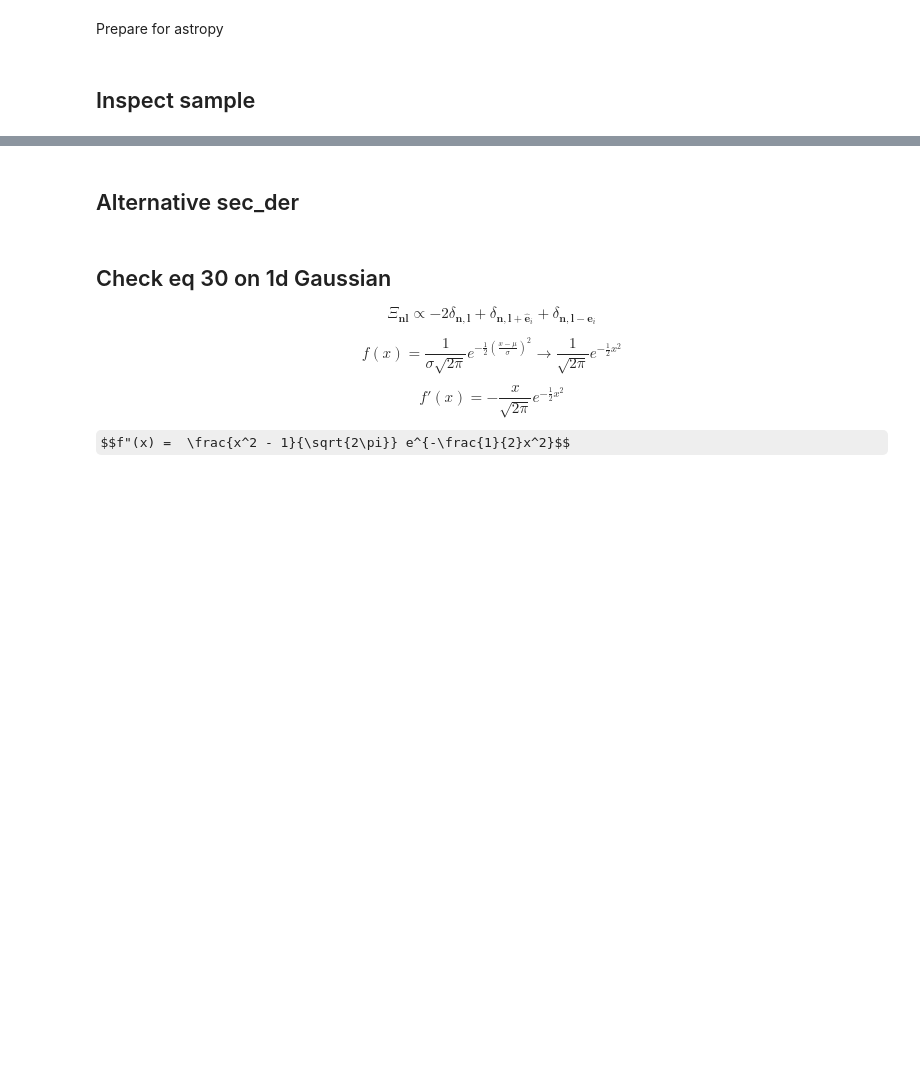
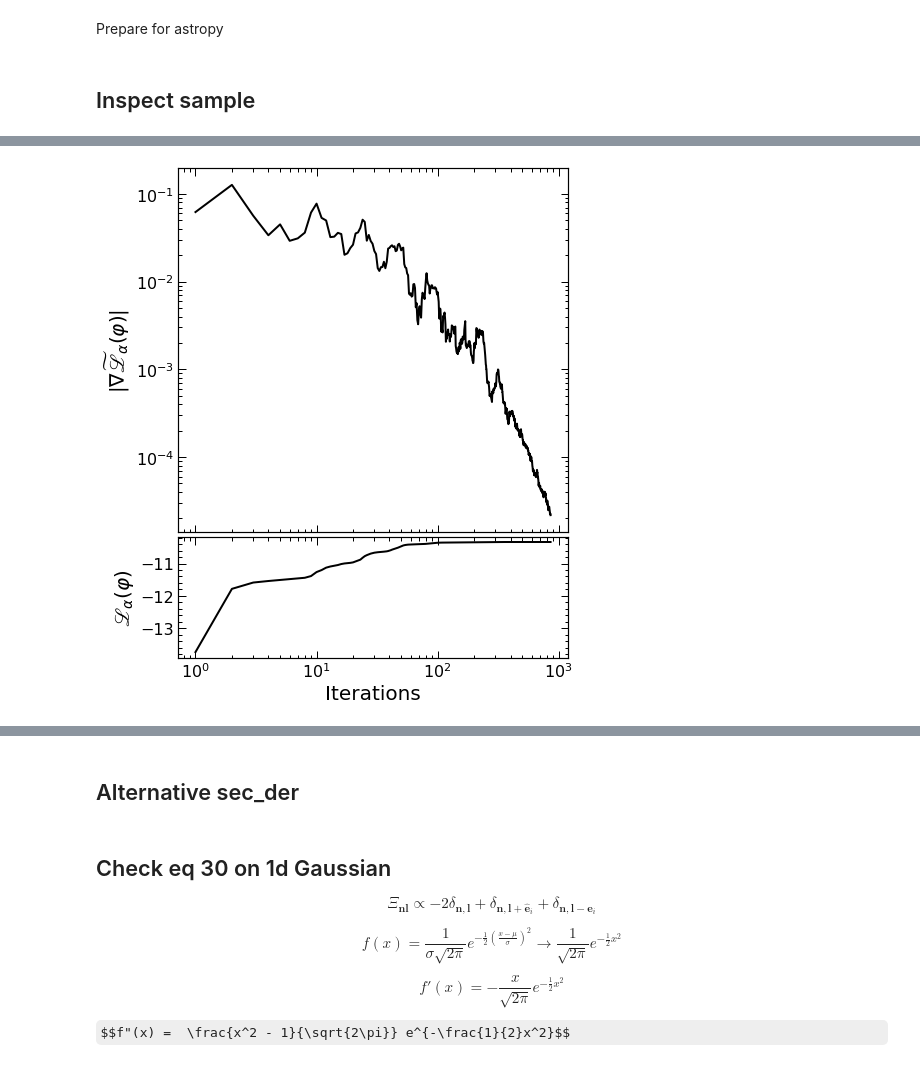
Before and after one commit to PaulMcMillan-Astro/DeprojectionProject, a Jupyter notebook: DanielsTesting.ipynb, the cells around one changed output, grey strips where cells are left out. Saved outputs shown, nothing was run; the diff lists cells and outputs as text; code cells hidden in the pictures; some formulas as TeX source; blank space fills up the shorter version.

Commit message:
Correct gradient implemented. Added function to plot L and dL over all iterations

```diff
--- a/DanielsTesting.ipynb
+++ b/DanielsTesting.ipynb
@@ -202,0 +227,26 @@ sanity_check(pvals,rhatvals,mxl,vmin,dv,n)
+# %%
+def plot_L_and_dL():
+    f,ax = plt.subplots(2,1,figsize=(7,9),sharex=True,frameon=False,gridspec_kw={'height_ratios':[3,1]})
+
+    ax[0].plot(range(1,len(gradL)+1),gradL,'k-',linewidth=2)
+    ax[0].set_yscale('log')
+    ax[0].set_xscale('log')
+    #ax[0].set_ylabel('$|\\nabla\tilde{\mathscr{L}}_\alpha(\\varphi)|$')
+    ax[0].set_ylabel('$|\\nabla\\widetilde{\mathscr{L}}_\\alpha(\\varphi)|$')
+
+    ax[1].set_ylabel('$\mathscr{L}_\\alpha(\\varphi)$')
+    ax[1].plot(range(1,len(L)+1),L,'k-',linewidth=2)
+    ax[1].set_xlabel('Iterations')
+    ax[1].set_xscale('log')
+    plt.subplots_adjust(hspace=0.02)
+
+    if logging:
+        plt.savefig('RUNS/' + folder + '/LanddLplot' + '.pdf',format='pdf')
+    try:
+        autoplot
+    except NameError:
+        plt.show()
+
+    return
+# %% [output]
+[figure, added]
```
Also changed, not shown: parts of 58 cells of this notebook, 4 other files.
